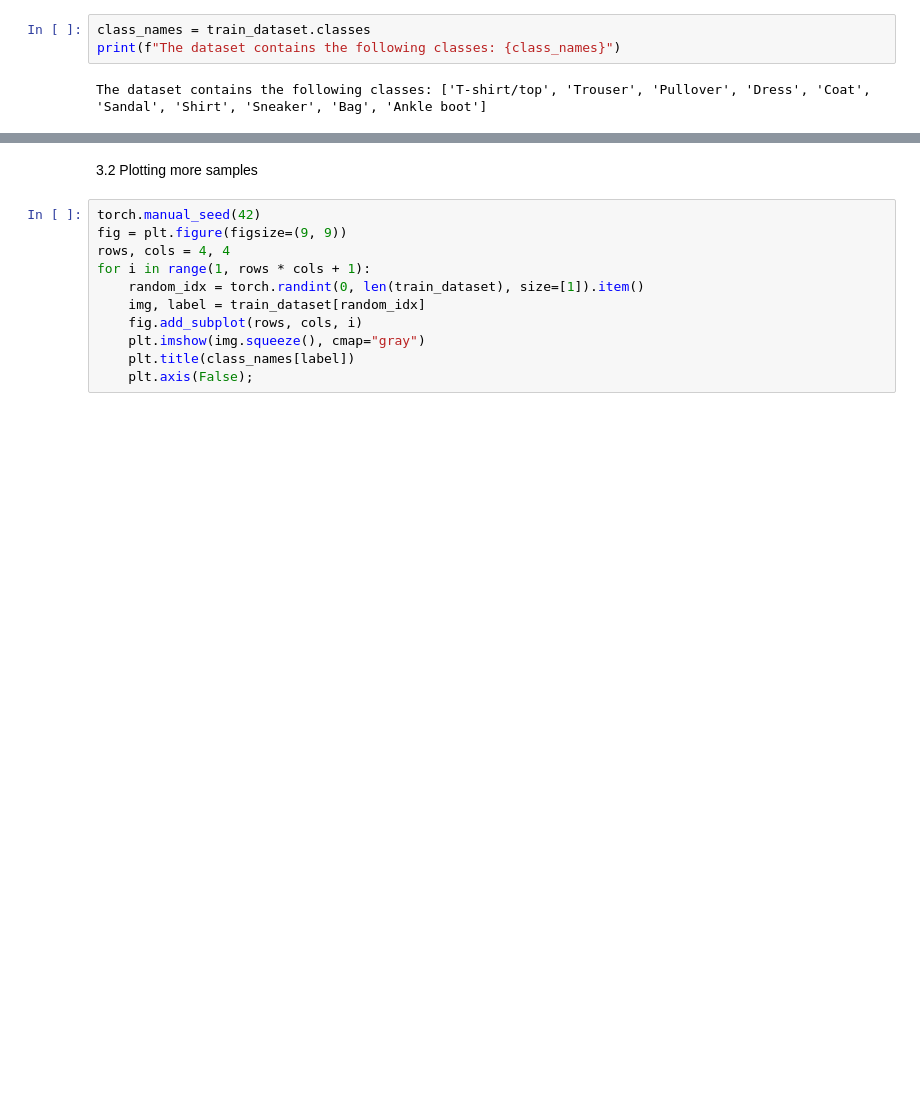
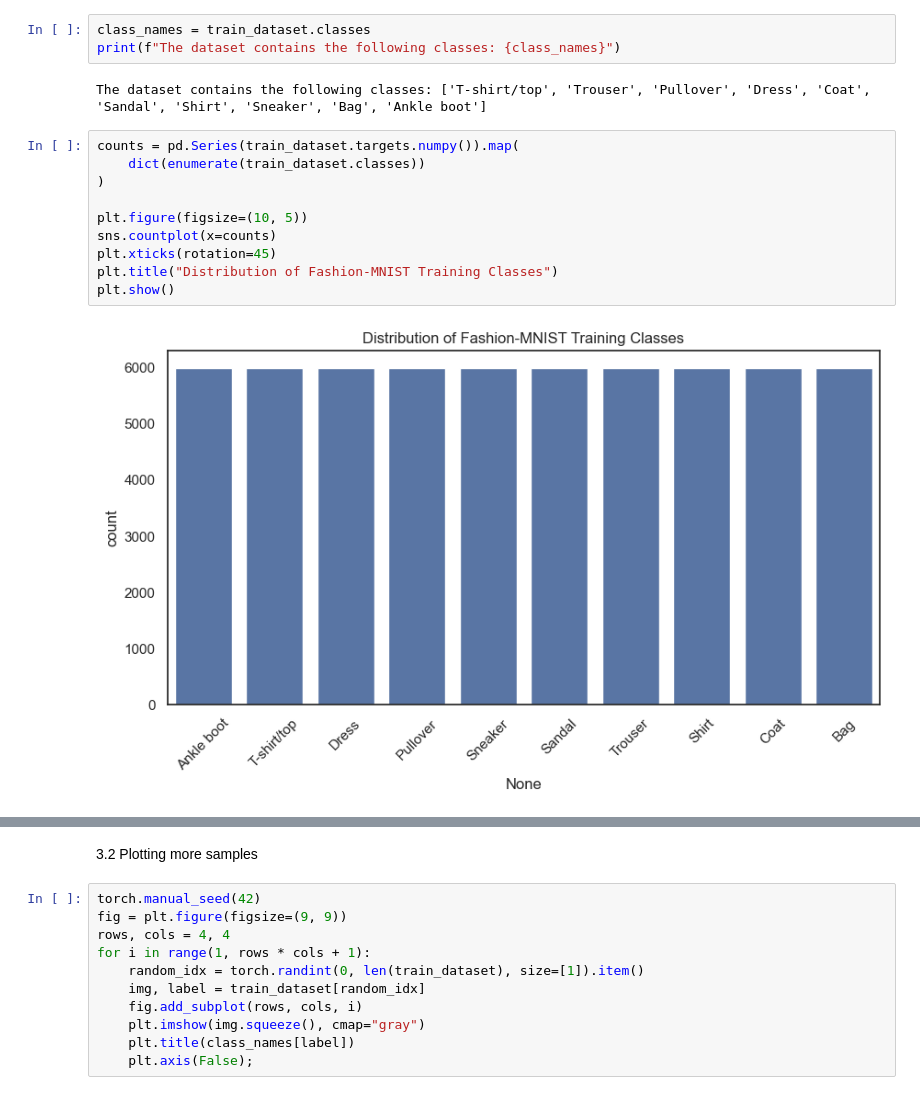
Before and after one commit to matcze/image_classifier, a Jupyter notebook: model_pytorch/fashion_mnist.ipynb, the cells around one changed output, grey strips where cells are left out. Saved outputs shown, nothing was run; the diff lists cells and outputs as text; blank space fills up the shorter version.

```diff
--- a/model_pytorch/fashion_mnist.ipynb
+++ b/model_pytorch/fashion_mnist.ipynb
@@ -81,6 +107,18 @@ class_names = train_dataset.classes
 print(f"The dataset contains the following classes: {class_names}")
 # %% [output]
 The dataset contains the following classes: ['T-shirt/top', 'Trouser', 'Pullover', 'Dress', 'Coat', 'Sandal', 'Shirt', 'Sneaker', 'Bag', 'Ankle boot']
+# %%
+counts = pd.Series(train_dataset.targets.numpy()).map(
+    dict(enumerate(train_dataset.classes))
+)
+
+plt.figure(figsize=(10, 5))
+sns.countplot(x=counts)
+plt.xticks(rotation=45)
+plt.title("Distribution of Fashion-MNIST Training Classes")
+plt.show()
+# %% [output]
+[figure, added]
 # %%
 plt.imshow(image.squeeze(), cmap="gray")
 plt.title(class_names[label]);
```
Also changed, not shown: parts of 13 cells of this notebook, 1 other file.
